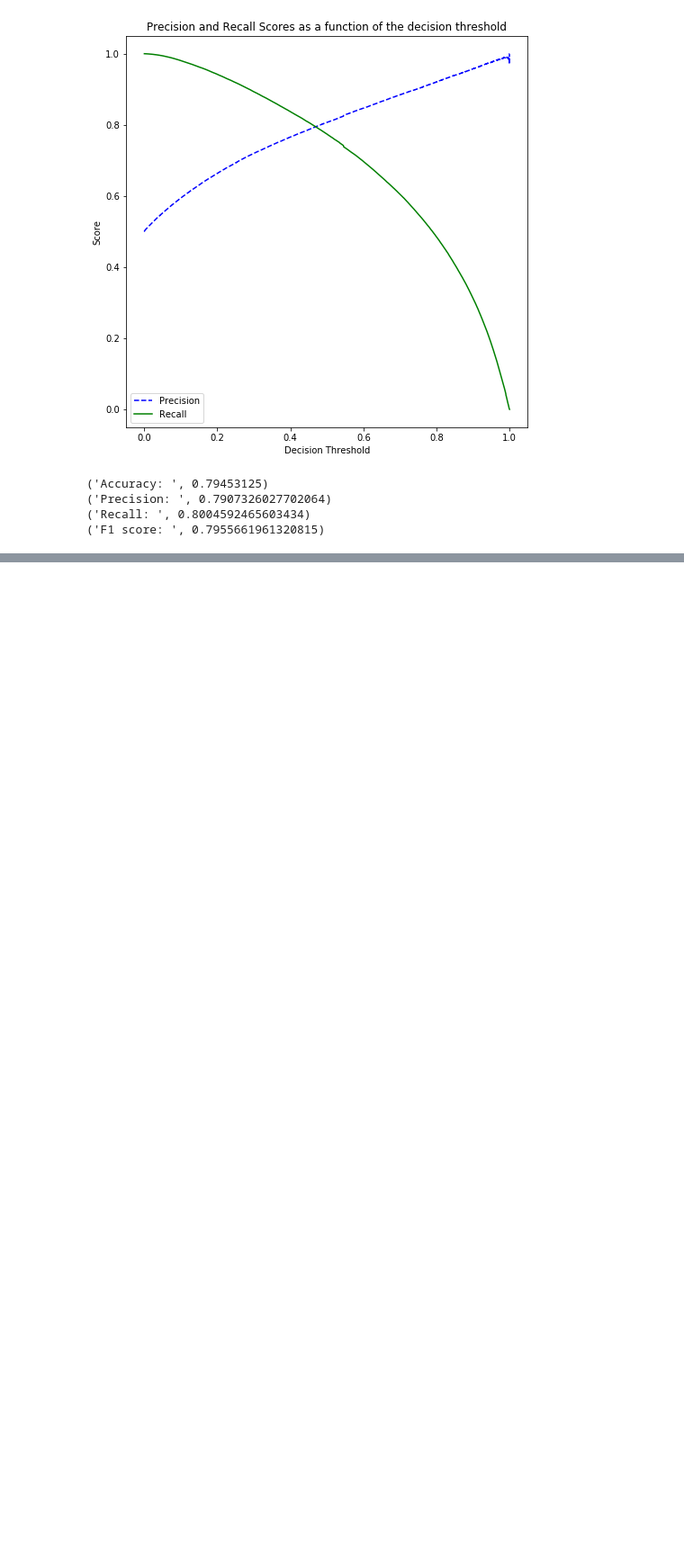
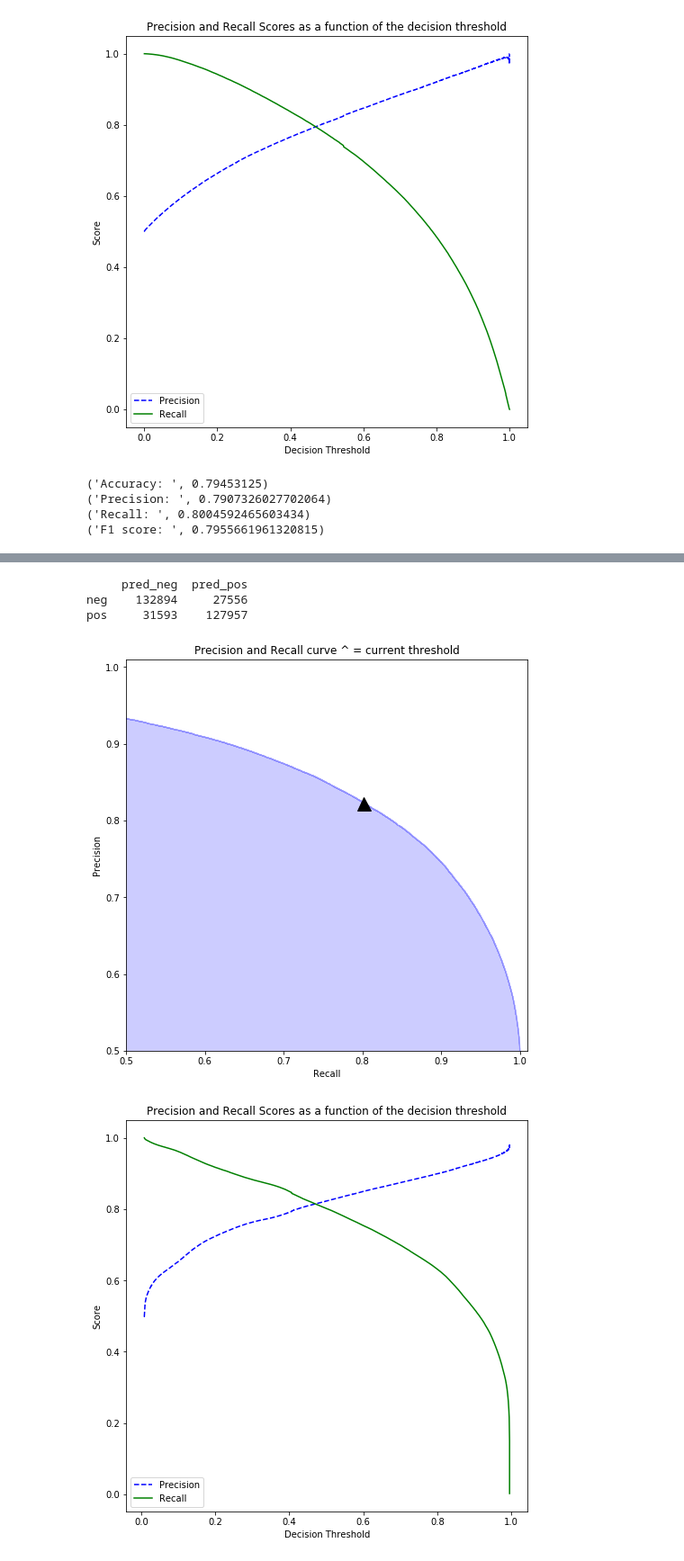
Before and after one commit to troyxiao/TwitterSentimentAnalysis, a Jupyter notebook: TwitterSentimentAnalysis.ipynb, the cells around one changed output, grey strips where cells are left out. Shown at 90% size. Cells and saved outputs as stored; diff of their text form; code cells hidden in the pictures; blank space fills up the shorter version.

Commit message:
new model

```diff
--- a/TwitterSentimentAnalysis.ipynb
+++ b/TwitterSentimentAnalysis.ipynb
@@ -624,0 +636,26 @@ print("F1 score: ", f1_score)
+# %%
+model = Sequential()
+model.add(Embedding(400000, 32, input_length=20))
+
+model.add(Conv1D(filters=128, kernel_size=6, padding='same', activation='relu'))
+model.add(MaxPooling1D(pool_size=2))
+model.add(Dropout(0.2))
+
+model.add(Conv1D(filters=64, kernel_size=7, padding='same', activation='relu'))
+model.add(MaxPooling1D(pool_size=2))
+model.add(Dropout(0.2))
+
+model.add(Conv1D(filters=32, kernel_size=8, padding='same', activation='relu'))
+model.add(MaxPooling1D(pool_size=2))
+model.add(Dropout(0.2))
+
+model.add(LSTM(128, dropout_U=0.2, dropout_W=0.2, return_sequences=True))
+model.add(LSTM(256, return_sequences=False))
+model.add(Dropout(0.2))
+
+model.add(Dense(5,activation='sigmoid'))
+model.add(Dropout(0.2))
+model.add(Dense(1,activation='sigmoid'))
+model.summary()
+
+model.compile(loss='binary_crossentropy', optimizer='adam', metrics=['accuracy',f1])
@@ -624,0 +680,9 @@ print("F1 score: ", f1_score)
+# %%
+checkpoint = ModelCheckpoint(filepath='./test_CNN+LSTM_model.hdf5', verbose=1, save_best_only=True)
+
+history = model.fit(X, y_train,
+                    batch_size=128,
+                    verbose=1,
+                    validation_split=0.2,
+                    epochs=4,
+                    callbacks = [checkpoint])
@@ -624,0 +707,15 @@ print("F1 score: ", f1_score)
+# %%
+#kerasTokenizer.fit_on_texts(X_train)
+t = kerasTokenizer.texts_to_sequences(X_test)
+testX = np.array(sequence.pad_sequences(t, maxlen=20, padding='post'))
+prediction = model.predict(testX, batch_size=None, verbose=0, steps=None)
+
+precision, recall, thresholds = precision_recall_curve(y_test, prediction)
+precision_recall_threshold(precision, recall, thresholds, 0.5)
+plot_precision_recall_vs_threshold(precision, recall, thresholds)
+# %% [output]
+     pred_neg  pred_pos
+neg    132894     27556
+pos     31593    127957
+[figure, added]
+[figure, added]
```
Also changed, not shown: parts of 10 cells of this notebook, 1 other file.
